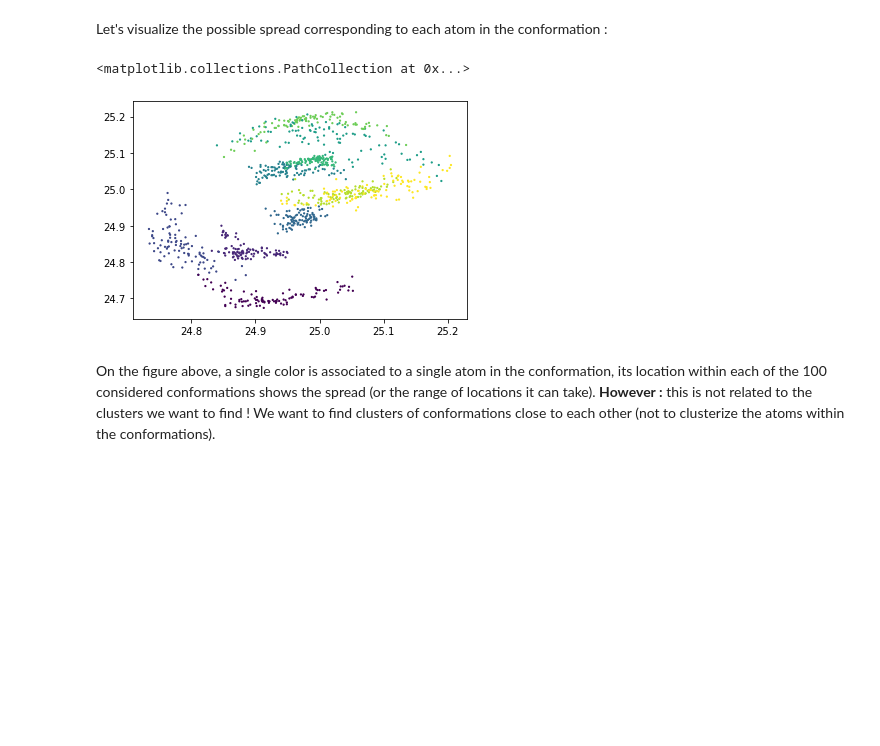
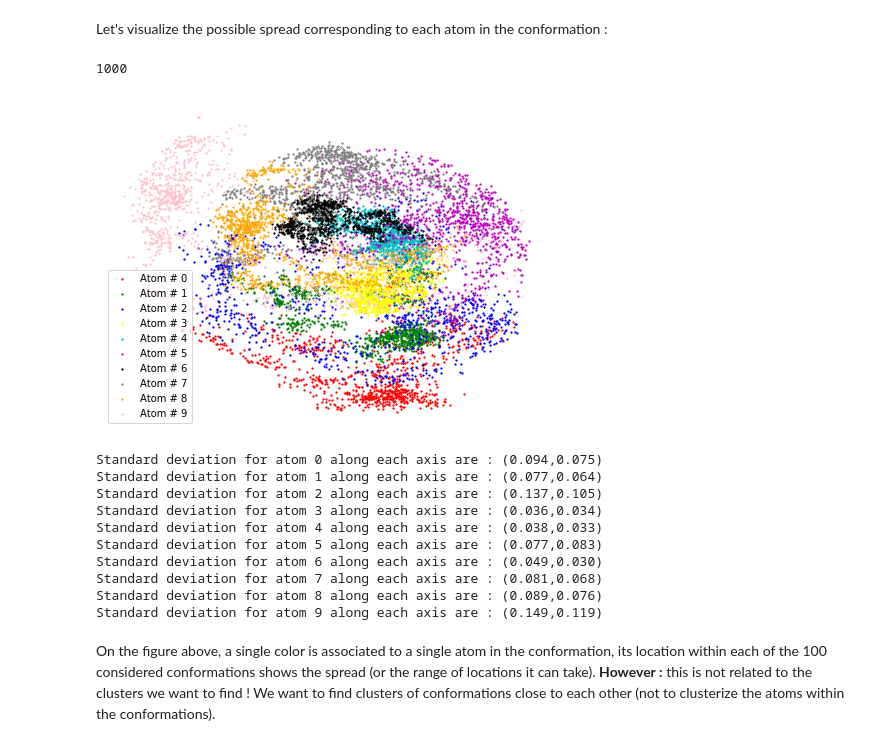
Before and after one commit to bricerauby/Protein_conformation_analysis, a Jupyter notebook: tomato_implementation.ipynb, the cells around one changed output. Drawn from its saved outputs; the diff is of its cells as text; code cells hidden in the pictures; blank space fills up the shorter version.

```diff
--- a/tomato_implementation.ipynb
+++ b/tomato_implementation.ipynb
@@ -38,12 +37,39 @@ for conf_nb in range(9):
 # %% [markdown]
 Let's visualize the possible spread corresponding to each atom in the conformation :
-# %%
-conf_nb = 100
-colors = [i for k in range(conf_nb) for i in range(10)]
-plt.scatter(coor_array[:conf_nb,:,0].reshape(-1),coor_array[:conf_nb,:,1].reshape(-1), c=colors, s=1.5, alpha=1.5)
-# %% [output]
-<matplotlib.collections.PathCollection at 0x...>
-[figure, removed]
+# %%
+len(coor_array[:conf_nb,:,0].reshape(-1)[::10])
+# %% [output]
+1000
+# %%
+conf_nb = 1000
+#colors = [i for k in range(conf_nb) for i in range(10)]
+#plt.scatter(coor_array[:conf_nb,:,0].reshape(-1),coor_array[:conf_nb,:,1].reshape(-1), s=1.5, alpha=1.0,
+#            c=colors, label=colors)
+cdict = {0:'red',1:'green',2:'blue',3:'yellow',4:'c',5:'m',6:'black',7:'gray',8:'orange',9:'pink'}
+fig, ax = plt.subplots(figsize=(8,6))
+for col in range(10):
+    ax.scatter(coor_array[:conf_nb,:,0].reshape(-1)[col::10], coor_array[:conf_nb,:,1].reshape(-1)[col::10],
+               c=cdict[col], label='Atom # {}'.format(col), s=1.5, alpha=1.0)
+ax.legend()
+plt.axis('off');
+plt.show()
+#plt.legend()
+for idx in range(10):
+    print("Standard deviation for atom {} along each axis are : ({:.3f},{:.3f})".format(idx,
+                                                        np.std(coor_array[:conf_nb,:,0].reshape(-1)[idx::10]),
+                                                        np.std(coor_array[:conf_nb,:,1].reshape(-1)[idx::10])))
+# %% [output]
+[figure, added]
+Standard deviation for atom 0 along each axis are : (0.094,0.075)
+Standard deviation for atom 1 along each axis are : (0.077,0.064)
+Standard deviation for atom 2 along each axis are : (0.137,0.105)
+Standard deviation for atom 3 along each axis are : (0.036,0.034)
+Standard deviation for atom 4 along each axis are : (0.038,0.033)
+Standard deviation for atom 5 along each axis are : (0.077,0.083)
+Standard deviation for atom 6 along each axis are : (0.049,0.030)
+Standard deviation for atom 7 along each axis are : (0.081,0.068)
+Standard deviation for atom 8 along each axis are : (0.089,0.076)
+Standard deviation for atom 9 along each axis are : (0.149,0.119)
 # %% [markdown]
 On the figure above, a single color is associated to a single atom in the conformation, its location within each of the 100 considered conformations shows the spread (or the range of locations it can take). **However :** this is not related to the clusters we want to find ! We want to find clusters of conformations close to each other (not to clusterize the atoms within the conformations).
 # %% [markdown]
```
Also changed, not shown: parts of 13 cells of this notebook, 1 other file.
